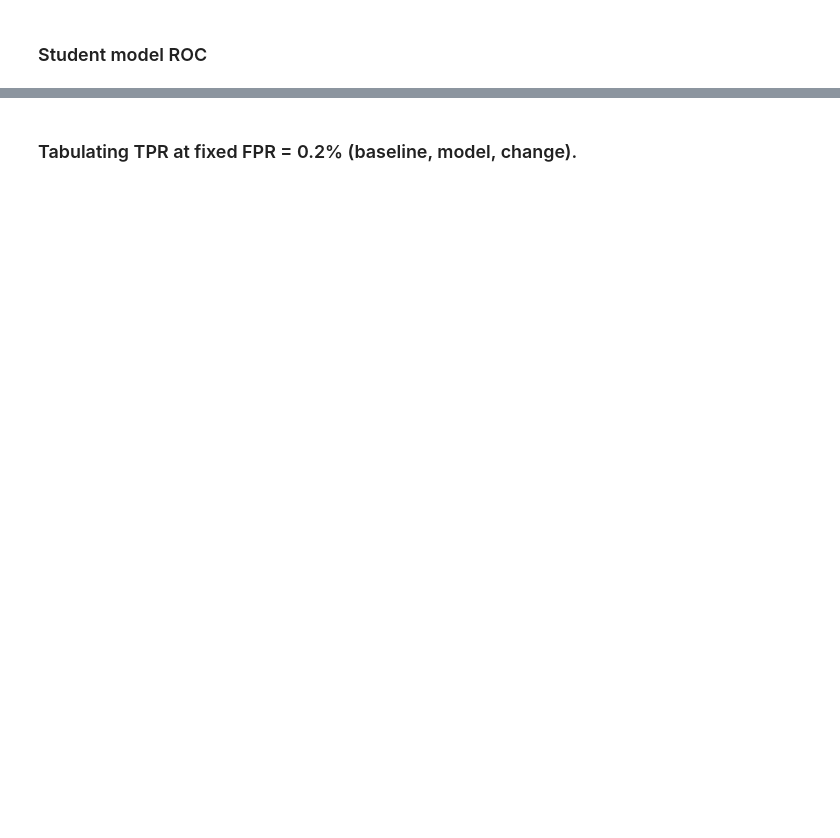
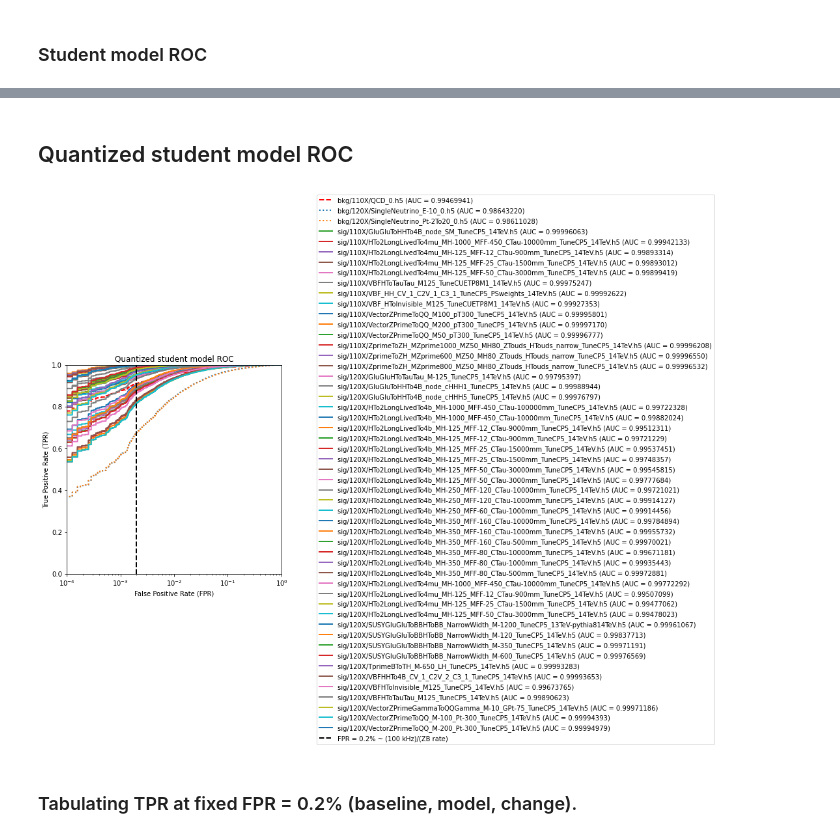
Before and after one commit to hftsoi/ML_CMSL1CaloTrigger, a Jupyter notebook: ConvAE_training.ipynb, the cells around one changed output, grey strips where cells are left out. Cells and saved outputs as stored; diff of their text form; code cells hidden in the pictures; blank space fills up the shorter version.

```diff
--- a/ConvAE_training.ipynb
+++ b/ConvAE_training.ipynb
@@ -760,11 +1098,14 @@ Y_baseline = []
 Y_model = []
 #Student model scores
 Y_student = []
+#Qmodel scores
+Y_qmodel = []
 for i in range(len(MC)):
     Y_true.append(np.concatenate((Y_mc[i], Y_zb)))
     Y_baseline.append(np.concatenate((baseline_mc[i], baseline_zb)))
     Y_model.append(np.concatenate((MC_zb_loss[i], X_test_loss)))
     Y_student.append(np.concatenate((MC_zb_predict_student[i], X_test_predict_student)))
+    Y_qmodel.append(np.concatenate((MC_zb_predict_qmodel[i], X_test_predict_qmodel)))
 # %% [markdown]
 ### Baseline ROC
 # %%
@@ -873,3 +1220,40 @@ plt.show()
+# %% [markdown]
+## Quantized student model ROC
+# %%
+plt.figure(figsize = (13, 13))
+axes = plt.subplot(2, 2, 1)
+fpr_qmodel = []
+tpr_qmodel = []
+thresholds_qmodel = []
+roc_auc_qmodel = []
+for i in range(len(MC)):
+    fpr_qmodel.append(np.empty((Y_true[i].shape[0],1)))
+    tpr_qmodel.append(np.empty((Y_true[i].shape[0],1)))
+    thresholds_qmodel.append(np.empty((Y_true[i].shape[0],1)))
+    roc_auc_qmodel.append(np.empty((Y_true[i].shape[0],1)))
+    fpr_qmodel[i], tpr_qmodel[i], thresholds_qmodel[i] = roc_curve(Y_true[i], Y_qmodel[i])
+    roc_auc_qmodel[i] = auc(fpr_qmodel[i], tpr_qmodel[i])
+    if i == 0:
+        axes.plot(fpr_qmodel[i], tpr_qmodel[i], linestyle = '--', color = 'r', lw = 2, label = MC_files[i] + ' (AUC = %.8f)' % (roc_auc_qmodel[i]))
+    elif i == 1 or i == 2:
+        axes.plot(fpr_qmodel[i], tpr_qmodel[i], linestyle = ':', lw = 2, label = MC_files[i] + ' (AUC = %.8f)' % (roc_auc_qmodel[i]))
+    else:
+        axes.plot(fpr_qmodel[i], tpr_qmodel[i], linestyle = '-', lw = 2, label = MC_files[i] + ' (AUC = %.8f)' % (roc_auc_qmodel[i]))
+#axes.plot([0, 1], [0, 1], linestyle = '--', lw = 2, color = 'black', label = 'random chance')
+axes.plot([0.002, 0.002], [0, 1], linestyle = '--', lw = 2, color = 'black', label = 'FPR = 0.2% ~ (100 kHz)/(ZB rate)')
+axes.set_xlim([0.0001, 1.0])
+#axes.set_xlim([0, 1.0])
+axes.set_ylim([0, 1.0])
+#axes.set_ylim([0.1, 1.0])
+axes.set_xscale(value = "log")
+#axes.set_yscale(value = "log")
+axes.set_xlabel('False Positive Rate (FPR)')
+axes.set_ylabel('True Positive Rate (TPR)')
+axes.set_title('Quantized student model ROC')
+axes.legend(loc='center left', bbox_to_anchor = (1.15, 0.5))
+plt.show()
+# %% [output]
+[figure, added]
 # %% [markdown]
 ### Tabulating TPR at fixed FPR = 0.2% (baseline, model, change).
 # %%
```
Also changed, not shown: parts of 31 cells of this notebook, 5 other files.
